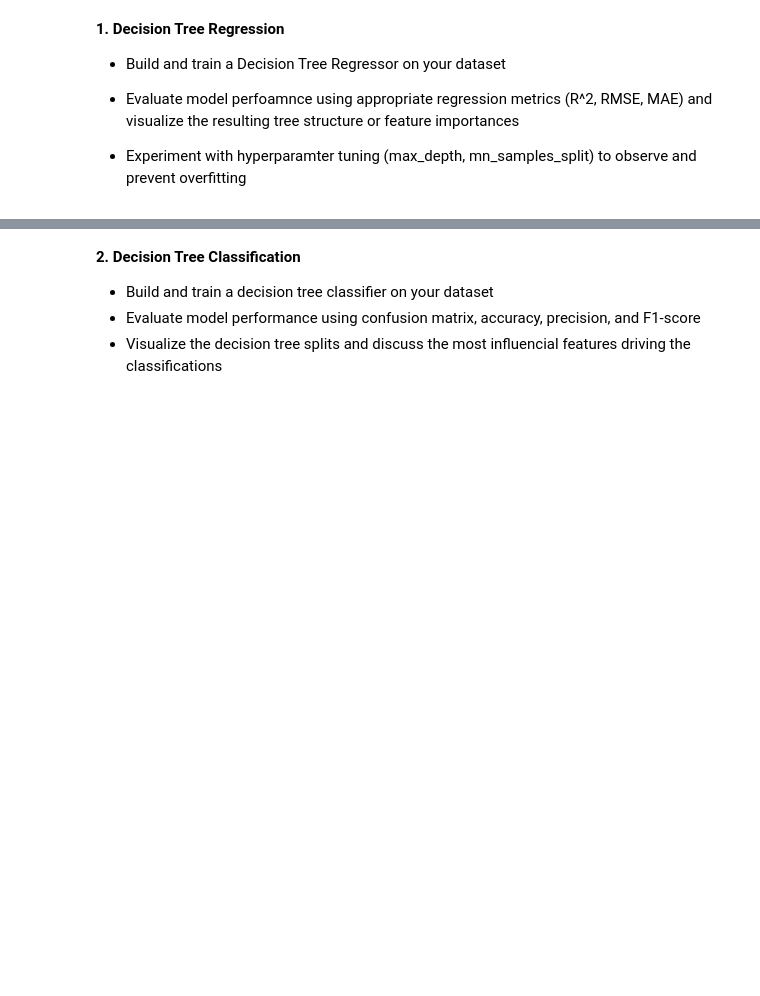
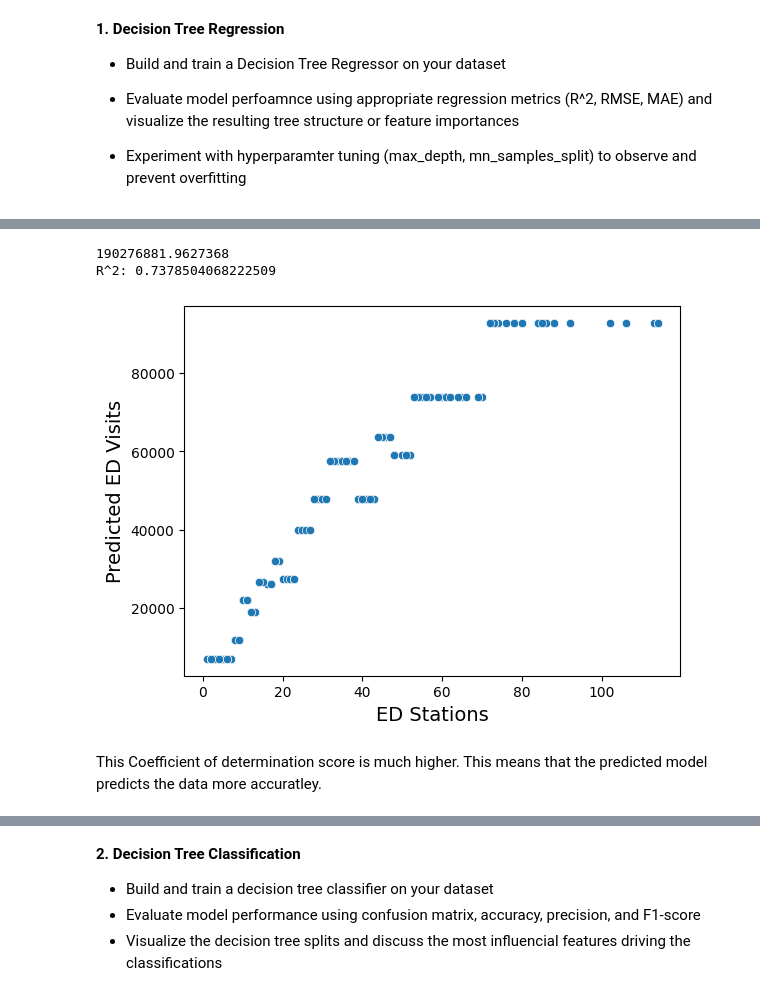
Before and after one commit to tovarrog24/Emergency-Department-Volume-and-Capacity, a Jupyter notebook: trees.ipynb, the cells around one changed output, grey strips where cells are left out. Cells and saved outputs as stored; diff of their text form; code cells hidden in the pictures; blank space fills up the shorter version.

```diff
--- a/trees.ipynb
+++ b/trees.ipynb
@@ -39,0 +225,18 @@ Interpretation of This one
+# %%
+# Plot observed vs. predictions
+p = sns.scatterplot(data=data, x="EDStations", y="pred")
+p.set_xlabel("ED Stations", fontsize=14)
+p.set_ylabel("Predicted ED Visits", fontsize=14)
+
+# Calculate MSE
+print(metrics.mean_squared_error(data["pred"], y))
+
+#Calculate the Coefficient of Determination
+r_squared = regtreeModelOptimal.score(X, y)
+print("R^2:", r_squared)
+# %% [output]
+190276881.9627368
+R^2: 0.7378504068222509
+[figure, added]
+# %% [markdown]
+This Coefficient of determination score is much higher. This means that the predicted model predicts the data more accuratley.
```
Also changed, not shown: parts of 20 cells of this notebook.
